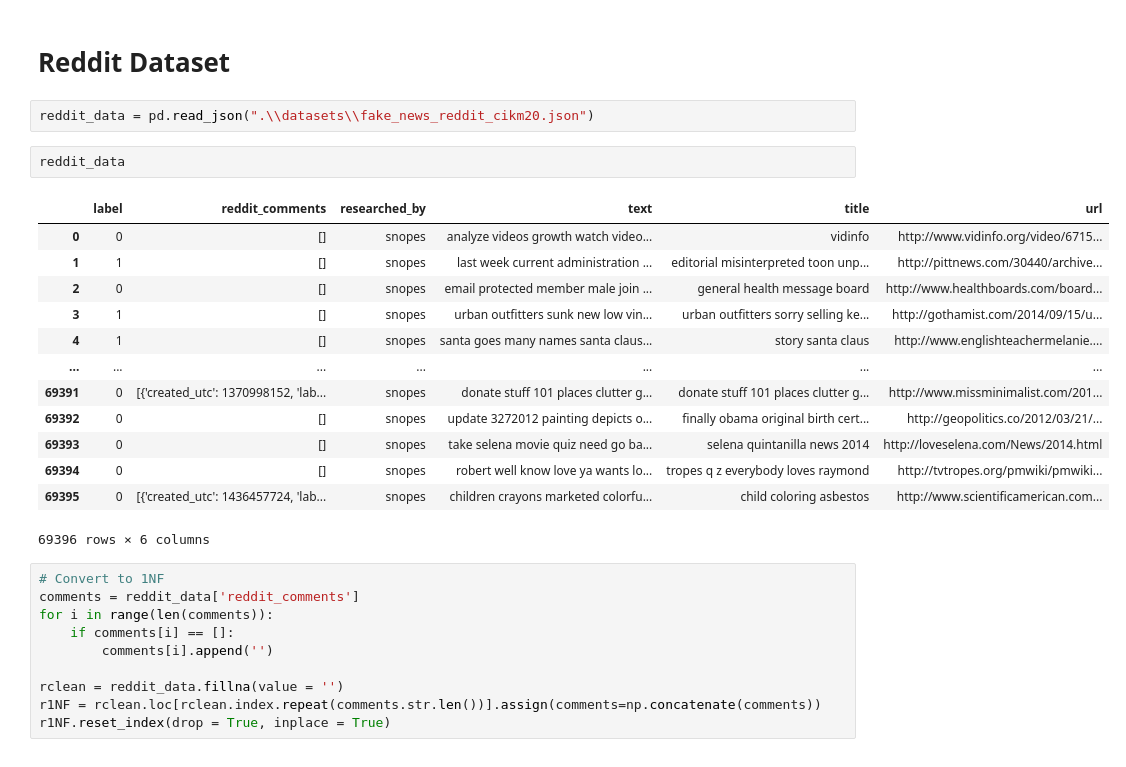
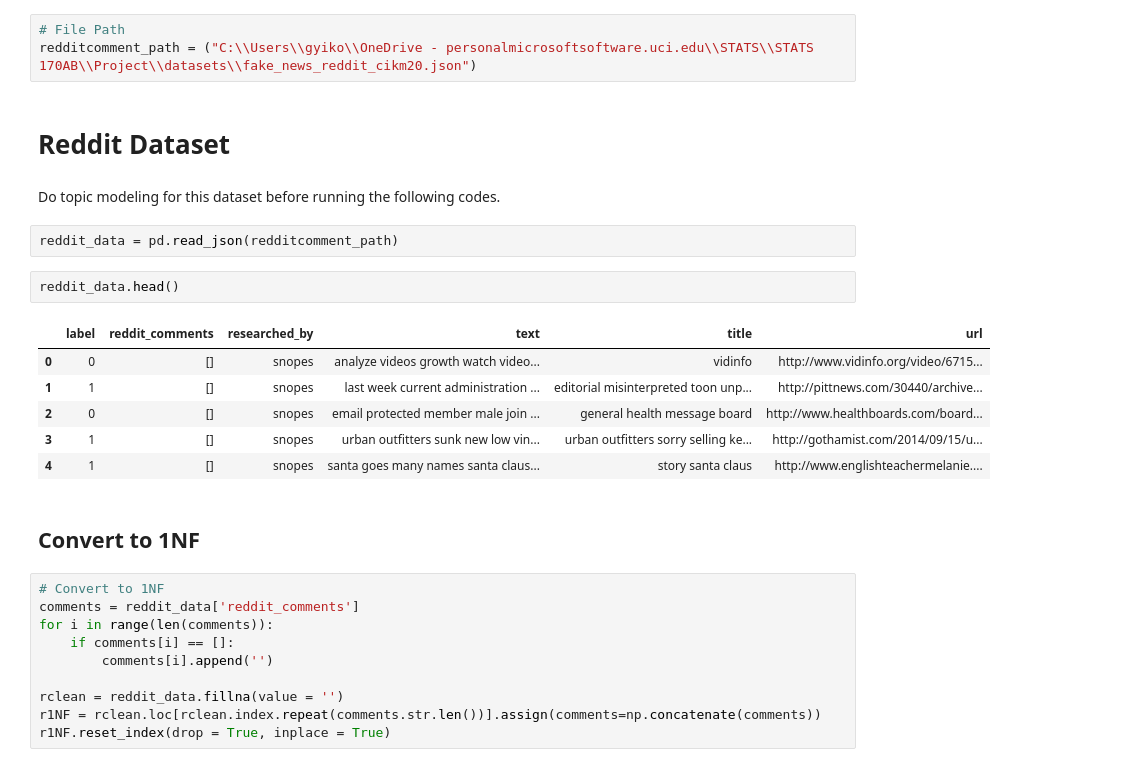
Before and after one commit to DavidKai1999/Stats-170-project, a Jupyter notebook: dataset_preprocessing/redditcomment_preprocessing.ipynb, the cells around one changed output. Cells and saved outputs as stored; diff of their text form.

```diff
--- a/dataset_preprocessing/redditcomment_preprocessing.ipynb
+++ b/dataset_preprocessing/redditcomment_preprocessing.ipynb
@@ -3,26 +3,26 @@ import pandas as pd
 import numpy as np
 import matplotlib.pyplot as plt
 import json
+# %%
+# File Path
+redditcomment_path = ("C:\\Users\\gyiko\\OneDrive - personalmicrosoftsoftware.uci.edu\\STATS\\STATS 170AB\\Project\\datasets\\fake_news_reddit_cikm20.json")
 # %% [markdown]
 # Reddit Dataset
+# %% [markdown]
+Do topic modeling for this dataset before running the following codes.
 # %%
-reddit_data = pd.read_json(".\\datasets\\fake_news_reddit_cikm20.json")
+reddit_data = pd.read_json(redditcomment_path)
 # %%
-reddit_data
+reddit_data.head()
 # %% [output]
 |  | label | reddit_comments | researched_by | text | title | url |
 | 0 | 0 | [] | snopes | analyze videos growth watch video... | vidinfo | http://www.vidinfo.org/video/6715... |
 | 1 | 1 | [] | snopes | last week current administration ... | editorial misinterpreted toon unp... | http://pittnews.com/30440/archive... |
 | 2 | 0 | [] | snopes | email protected member male join ... | general health message board | http://www.healthboards.com/board... |
 | 3 | 1 | [] | snopes | urban outfitters sunk new low vin... | urban outfitters sorry selling ke... | http://gothamist.com/2014/09/15/u... |
 | 4 | 1 | [] | snopes | santa goes many names santa claus... | story santa claus | http://www.englishteachermelanie.... |
-| ... | ... | ... | ... | ... | ... | ... |
-| 69391 | 0 | [{'created_utc': 1370998152, 'lab... | snopes | donate stuff 101 places clutter g... | donate stuff 101 places clutter g... | http://www.missminimalist.com/201... |
-| 69392 | 0 | [] | snopes | update 3272012 painting depicts o... | finally obama original birth cert... | http://geopolitics.co/2012/03/21/... |
-| 69393 | 0 | [] | snopes | take selena movie quiz need go ba... | selena quintanilla news 2014 | http://loveselena.com/News/2014.html |
-| 69394 | 0 | [] | snopes | robert well know love ya wants lo... | tropes q z everybody loves raymond | http://tvtropes.org/pmwiki/pmwiki... |
-| 69395 | 0 | [{'created_utc': 1436457724, 'lab... | snopes | children crayons marketed colorfu... | child coloring asbestos | http://www.scientificamerican.com... |
-69396 rows × 6 columns
+# %% [markdown]
+## Convert to 1NF
 # %%
 # Convert to 1NF
 comments = reddit_data['reddit_comments']
```
Also changed, not shown: parts of 16 cells of this notebook, 3 other files.
